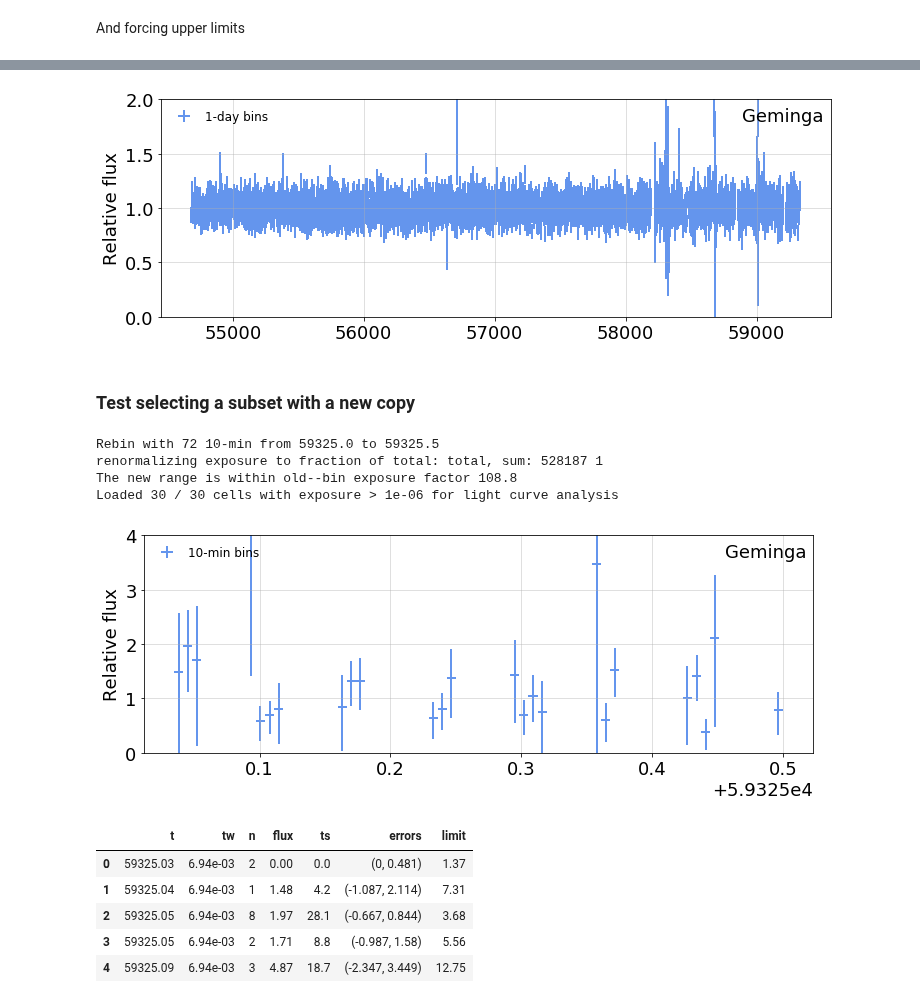
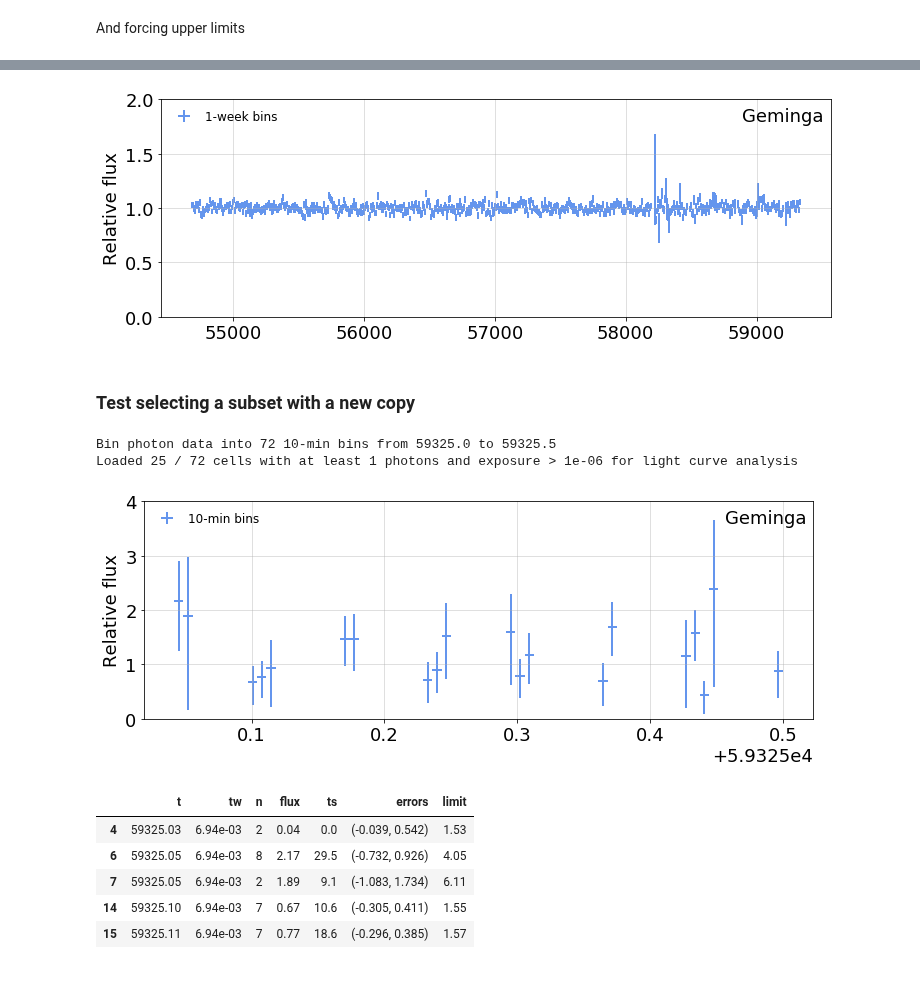
Before and after one commit to tburnett/wtlike, a Jupyter notebook: nbs/09_lightcurve.ipynb, the cells around one changed output, grey strips where cells are left out. Drawn from its saved outputs; the diff is of its cells as text; code cells hidden in the pictures.

Commit message:
orbit timing, clean up cell generation

```diff
--- a/nbs/09_lightcurve.ipynb
+++ b/nbs/09_lightcurve.ipynb
@@ -56,7 +56,7 @@ class _LightCurve(object):
                 all_cells,
                 source,
                 min_exp:  'minimum exposure factor'= 1e-6,
-                min_n: 'minimum number of photos'= 0,
+                min_n: 'minimum number of photos'= 1,
                 rep_name: 'likelihood rep name'='',
 
                 ):
@@ -76,7 +76,7 @@ class _LightCurve(object):
         # generate a list of LogLike objects for each
         cells.loc[:,'loglike'] = cells.apply(LogLike, axis=1)
         if config.verbose>0:
-            print(f'Loaded {len(cells)} / {len(all_cells)} cells with exposure >'\
+            print(f'Loaded {len(cells)} / {len(all_cells)} cells with at least {min_n} photons and exposure >'\
                   f' {min_exp} for light curve analysis')
             if config.verbose>1:
                 print(f'first cell: {cells.iloc[0]}')
@@ -93,7 +93,12 @@ class _LightCurve(object):
 
         # making output with reduced columns
         self.ll_fits = cells['t tw n e'.split()].copy()
-        self.ll_fits.loc[:,'fit'] = cells.loglike.apply(repcl)
+        try:
+            self.ll_fits.loc[:,'fit'] = cells.loglike.apply(repcl)
+        except Exception as e:
+            print(f'Failed a fit: \n{e}', file=sys.sterr)
+            raise
+
 
     def __repr__(self):
         return f'{self.__class__.__name__}: source "{self.source_name}" fit with {len(self.ll_fits)} cells'
@@ -107,8 +112,8 @@ class _LightCurve(object):
         """
         return self.ll_fits
 
-    def plot(self, **kwargs):
-        flux_plot(self.config, self, **kwargs)
+#     def plot(self, **kwargs):
+#         flux_plot(self.config, self, **kwargs)
 # %%
 %nbdev_export
 def fit_cells(config,
@@ -176,7 +181,7 @@ def fit_table(lc, expect=1.0):
     return df
 # %%
 %nbdev_export
-def flux_plot(config, lightcurve, ts_min=2,  ts_bar_min=1,
+def flux_plot(config, lightcurve, ts_min=4,  ts_bar_min=4,
               title=None, ax=None, fignum=1, figsize=(12,4),
               step=False,
               tzero:'time offset'=0,
@@ -330,14 +328,16 @@ class LightCurve(CellData):
         # invoked by current, again if a copy
         # get the cells from superclass
 
-        self.cells = self.get_cells()
+        self.cells = self.df
         self.lc = _LightCurve(self.config, self.cells, self.source)
         self.lc_df = self.lc.dataframe
 
     def plot_flux(self, **kwargs):
         source_name = kwargs.pop('source_name', self.source_name)
 
-        fig = flux_plot(self.config, self.lc_df, source_name=source_name, **kwargs)
+        fig = flux_plot(self.config, self.lc_df, source_name=source_name, label=self.step_name+' bins',
+                        #flux_factor=getattr(self, 'exposure_factor',1) ,
+                        **kwargs)
         fig.set_facecolor('white')
         return fig
 
@@ -381,27 +392,25 @@ ERROR:root:No traceback has been produced, nothing to debug.
 # %%
 lc.plot_flux(ylim=(0,2));
 # %% [output]
-[figure, old version]
+[figure, new version]
 # %% [markdown]
 ### Test selecting a subset with a new copy
 # %%
-lc2 = lc.rebinned_copy((-8,-7.5, 10/24/60))
-lc2.plot_flux(ylim=(0,4));
+lc2 = lc.view((-8,-7.5, 10/24/60))
+lc2.plot_flux(ylim=(0,4), ts_min=5);
 # %% [output]
-Rebin with 72 10-min from 59325.0 to 59325.5
-renormalizing exposure to fraction of total: total, sum: 528187 1
-The new range is within old--bin exposure factor 108.8
-Loaded 30 / 30 cells with exposure > 1e-06 for light curve analysis
+Bin photon data into 72 10-min bins from 59325.0 to 59325.5
+Loaded 25 / 72 cells with at least 1 photons and exposure > 1e-06 for light curve analysis
-[figure, old version]
+[figure, new version]
 # %%
 lc2.flux_table().head()
 # %% [output]
 |  | t | tw | n | flux | ts | errors | limit |
-| 0 | 59325.03 | 6.94e-03 | 2 | 0.00 | 0.0 | (0, 0.481) | 1.37 |
-| 1 | 59325.04 | 6.94e-03 | 1 | 1.48 | 4.2 | (-1.087, 2.114) | 7.31 |
-| 2 | 59325.05 | 6.94e-03 | 8 | 1.97 | 28.1 | (-0.667, 0.844) | 3.68 |
-| 3 | 59325.05 | 6.94e-03 | 2 | 1.71 | 8.8 | (-0.987, 1.58) | 5.56 |
-| 4 | 59325.09 | 6.94e-03 | 3 | 4.87 | 18.7 | (-2.347, 3.449) | 12.75 |
+| 4 | 59325.03 | 6.94e-03 | 2 | 0.04 | 0.0 | (-0.039, 0.542) | 1.53 |
+| 6 | 59325.05 | 6.94e-03 | 8 | 2.17 | 29.5 | (-0.732, 0.926) | 4.05 |
+| 7 | 59325.05 | 6.94e-03 | 2 | 1.89 | 9.1 | (-1.083, 1.734) | 6.11 |
+| 14 | 59325.10 | 6.94e-03 | 7 | 0.67 | 10.6 | (-0.305, 0.411) | 1.55 |
+| 15 | 59325.11 | 6.94e-03 | 7 | 0.77 | 18.6 | (-0.296, 0.385) | 1.57 |
 # %%
 #hide
 from nbdev.export import notebook2script
```
Also changed, not shown: parts of 8 cells of this notebook, 18 other files.
